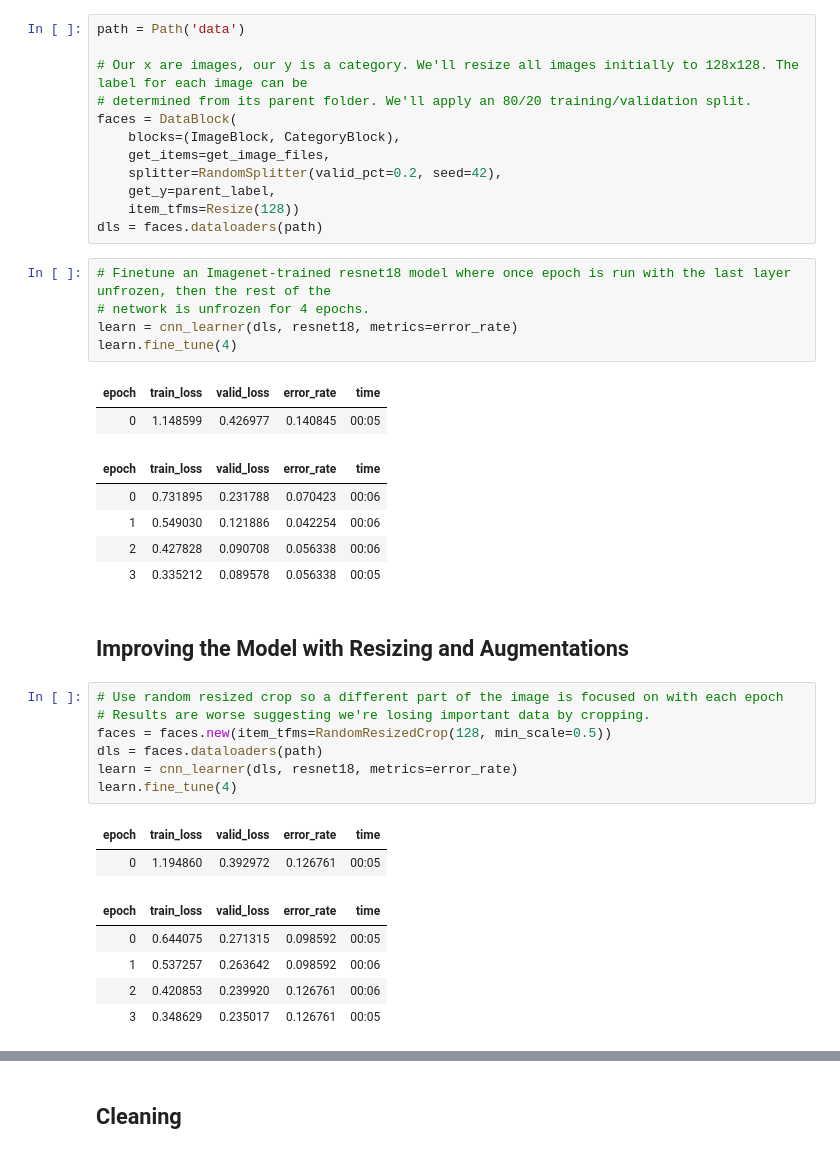
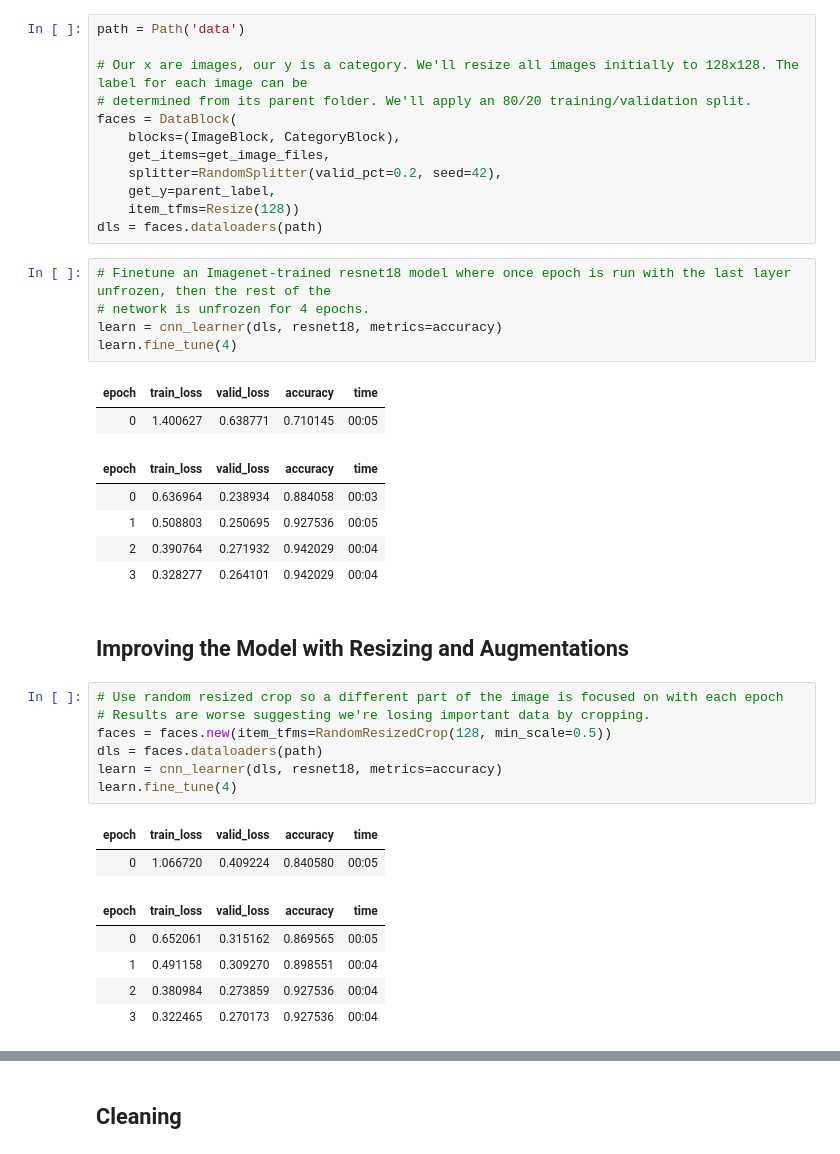
Before and after one commit to bluelight773/image_classifier, a Jupyter notebook: image_classifier.ipynb, the cells around one changed output, grey strips where cells are left out. Saved outputs shown, nothing was run; the diff lists cells and outputs as text.

```diff
--- a/image_classifier.ipynb
+++ b/image_classifier.ipynb
@@ -21,16 +21,16 @@ dls = faces.dataloaders(path)
 # %%
 # Finetune an Imagenet-trained resnet18 model where once epoch is run with the last layer unfrozen, then the rest of the
 # network is unfrozen for 4 epochs.
-learn = cnn_learner(dls, resnet18, metrics=error_rate)
+learn = cnn_learner(dls, resnet18, metrics=accuracy)
 learn.fine_tune(4)
 # %% [output]
-| epoch | train_loss | valid_loss | error_rate | time |
-| 0 | 1.148599 | 0.426977 | 0.140845 | 00:05 |
+| epoch | train_loss | valid_loss | accuracy | time |
+| 0 | 1.400627 | 0.638771 | 0.710145 | 00:05 |
-| epoch | train_loss | valid_loss | error_rate | time |
-| 0 | 0.731895 | 0.231788 | 0.070423 | 00:06 |
-| 1 | 0.549030 | 0.121886 | 0.042254 | 00:06 |
-| 2 | 0.427828 | 0.090708 | 0.056338 | 00:06 |
-| 3 | 0.335212 | 0.089578 | 0.056338 | 00:05 |
+| epoch | train_loss | valid_loss | accuracy | time |
+| 0 | 0.636964 | 0.238934 | 0.884058 | 00:03 |
+| 1 | 0.508803 | 0.250695 | 0.927536 | 00:05 |
+| 2 | 0.390764 | 0.271932 | 0.942029 | 00:04 |
+| 3 | 0.328277 | 0.264101 | 0.942029 | 00:04 |
 # %% [markdown]
 ## Improving the Model with Resizing and Augmentations
 # %%
@@ -38,16 +38,16 @@ learn.fine_tune(4)
 # Results are worse suggesting we're losing important data by cropping.
 faces = faces.new(item_tfms=RandomResizedCrop(128, min_scale=0.5))
 dls = faces.dataloaders(path)
-learn = cnn_learner(dls, resnet18, metrics=error_rate)
+learn = cnn_learner(dls, resnet18, metrics=accuracy)
 learn.fine_tune(4)
 # %% [output]
-| epoch | train_loss | valid_loss | error_rate | time |
-| 0 | 1.194860 | 0.392972 | 0.126761 | 00:05 |
+| epoch | train_loss | valid_loss | accuracy | time |
+| 0 | 1.066720 | 0.409224 | 0.840580 | 00:05 |
-| epoch | train_loss | valid_loss | error_rate | time |
-| 0 | 0.644075 | 0.271315 | 0.098592 | 00:05 |
-| 1 | 0.537257 | 0.263642 | 0.098592 | 00:06 |
-| 2 | 0.420853 | 0.239920 | 0.126761 | 00:06 |
-| 3 | 0.348629 | 0.235017 | 0.126761 | 00:05 |
+| epoch | train_loss | valid_loss | accuracy | time |
+| 0 | 0.652061 | 0.315162 | 0.869565 | 00:05 |
+| 1 | 0.491158 | 0.309270 | 0.898551 | 00:04 |
+| 2 | 0.380984 | 0.273859 | 0.927536 | 00:04 |
+| 3 | 0.322465 | 0.270173 | 0.927536 | 00:04 |
 # %%
 # Since randomized crop produced worse result, we go with resizing with squishing/streteching allowed so
 # that we don't lose data and all pixels are represented in some way
```
Also changed, not shown: parts of 13 cells of this notebook, 2 other files.
